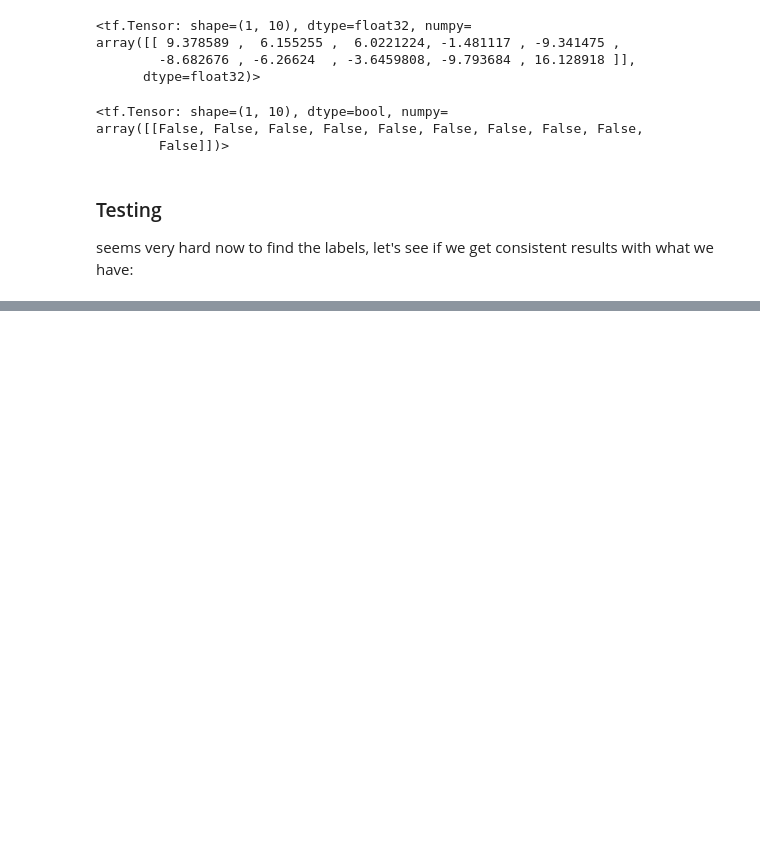
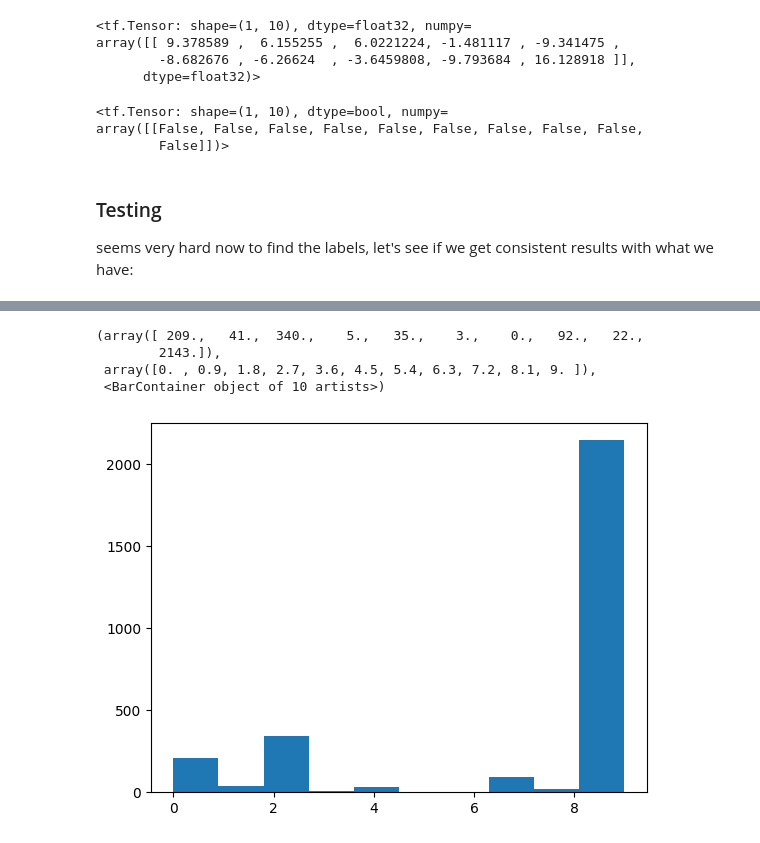
Before and after one commit to ereztep/deforestation, a Jupyter notebook: ML/Eurosat_pretrained_expirements.ipynb, the cells around one changed output, grey strips where cells are left out. Cells and saved outputs as stored; diff of their text form; code cells hidden in the pictures; blank space fills up the shorter version.

Commit message:
Checked (in a bit improvised way) the capabilities of the eurosat pretrained model on amazon dataset, we will have to fine tune it

```diff
--- a/ML/Eurosat_pretrained_expirements.ipynb
+++ b/ML/Eurosat_pretrained_expirements.ipynb
@@ -123,0 +123,12 @@ sample['keras_prediction']
+# %%
+def url_predict(image_filename):
+    i = 0
+    print(f'image {image_filename} is in the process')
+    image = image_preparation(image_filename, 'tensorflow')
+    prediction = tf_model_url.signatures['default'](image)['logits']
+    prediction_indice = np.argmax(prediction)
+    print(f'{image_filename}: {prediction_indice}')
+    i =+ 1
+    return prediction_indice
+# %%
+sample['url_prediction'] = sample.image_filename.map(url_predict)
@@ -123,0 +153,12 @@ sample['keras_prediction']
+# %%
+def local_predict(image_filename):
+    i = 0
+    print(f'image num {i} is in the process')
+    image = image_preparation(image_filename, 'tensorflow')
+    prediction = tf_model_local.signatures['default'](image)['logits']
+    prediction_indice = np.argmax(prediction)
+    print(f'image num {i}: {prediction_indice}')
+    i =+ 1
+    return prediction_indice
+
+sample['local_prediction'] = sample.image_filename.map(local_predict)
@@ -123,0 +184,12 @@ sample['keras_prediction']
+# %%
+primary = sample[sample['label'] == 'primary']
+damaged = sample[sample['label'] == 'damaged']
+# %%
+import matplotlib.pyplot as plt
+plt.hist(primary.url_prediction)
+# %% [output]
+(array([ 209.,   41.,  340.,    5.,   35.,    3.,    0.,   92.,   22.,
+        2143.]),
+ array([0. , 0.9, 1.8, 2.7, 3.6, 4.5, 5.4, 6.3, 7.2, 8.1, 9. ]),
+ <BarContainer object of 10 artists>)
+[figure, added]
```
Also changed, not shown: parts of 5 cells of this notebook.
